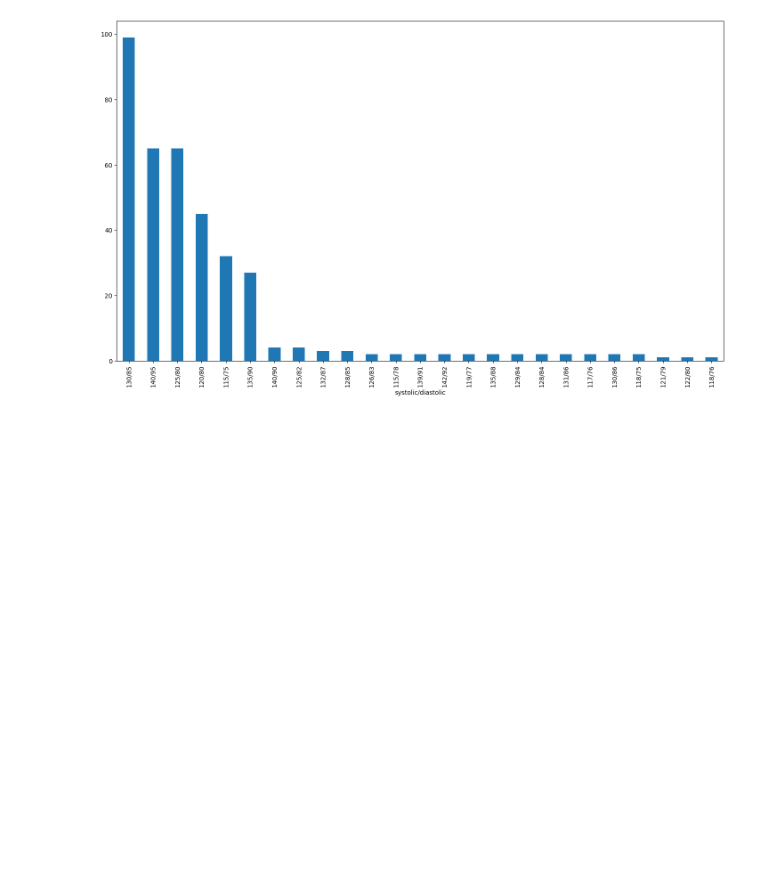
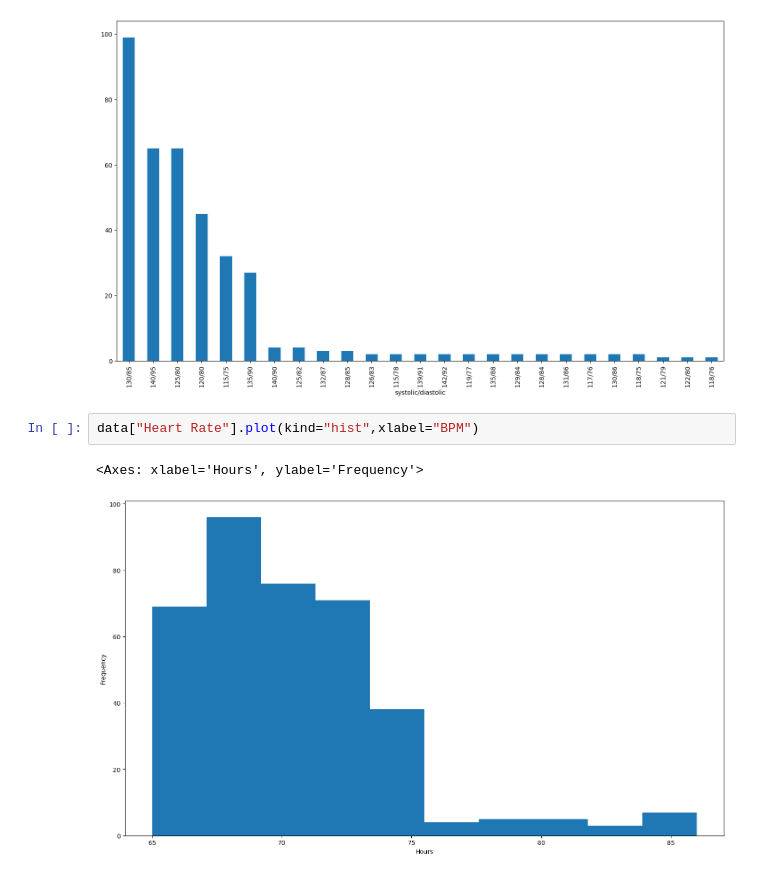
Before and after one commit to Brokolito/HAD-ModProba, a Jupyter notebook: data_work.ipynb, the cells around one changed output. Cells and saved outputs as stored; diff of their text form; blank space fills up the shorter version.

```diff
--- a/data_work.ipynb
+++ b/data_work.ipynb
@@ -161,3 +161,8 @@ data["Blood Pressure"].value_counts().plot(kind="bar",xlabel="systolic/diastolic
 # %% [output]
 <Axes: xlabel='systolic/diastolic'>
 [figure]
+# %%
+data["Heart Rate"].plot(kind="hist",xlabel="BPM")
+# %% [output]
+<Axes: xlabel='Hours', ylabel='Frequency'>
+[figure, added]
```
Also changed, not shown: parts of 2 cells of this notebook.
